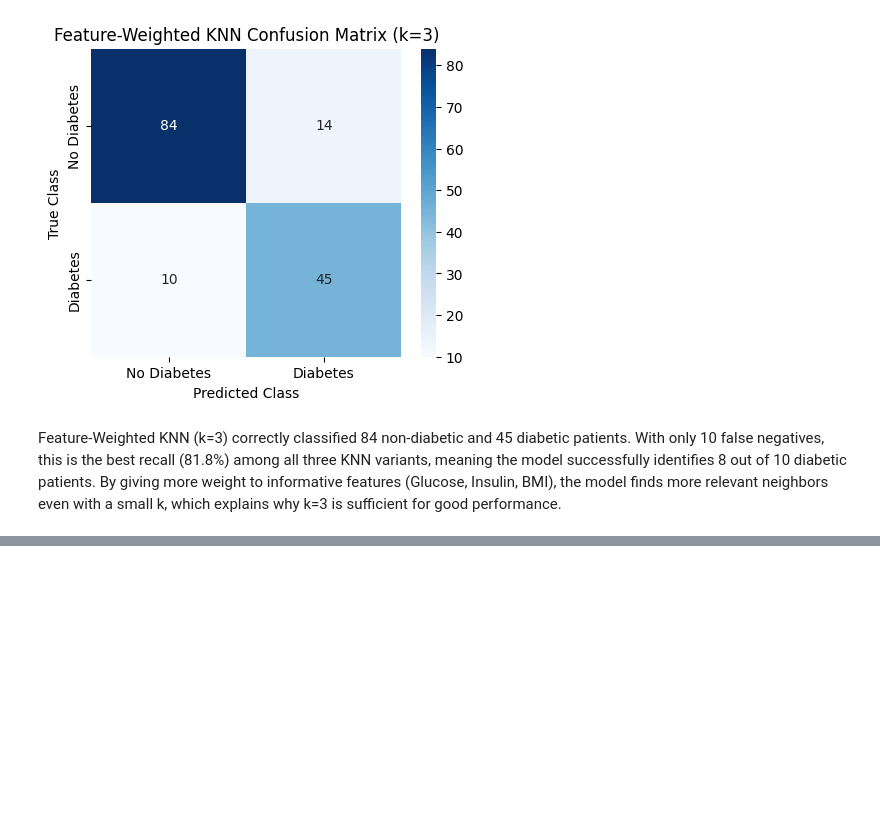
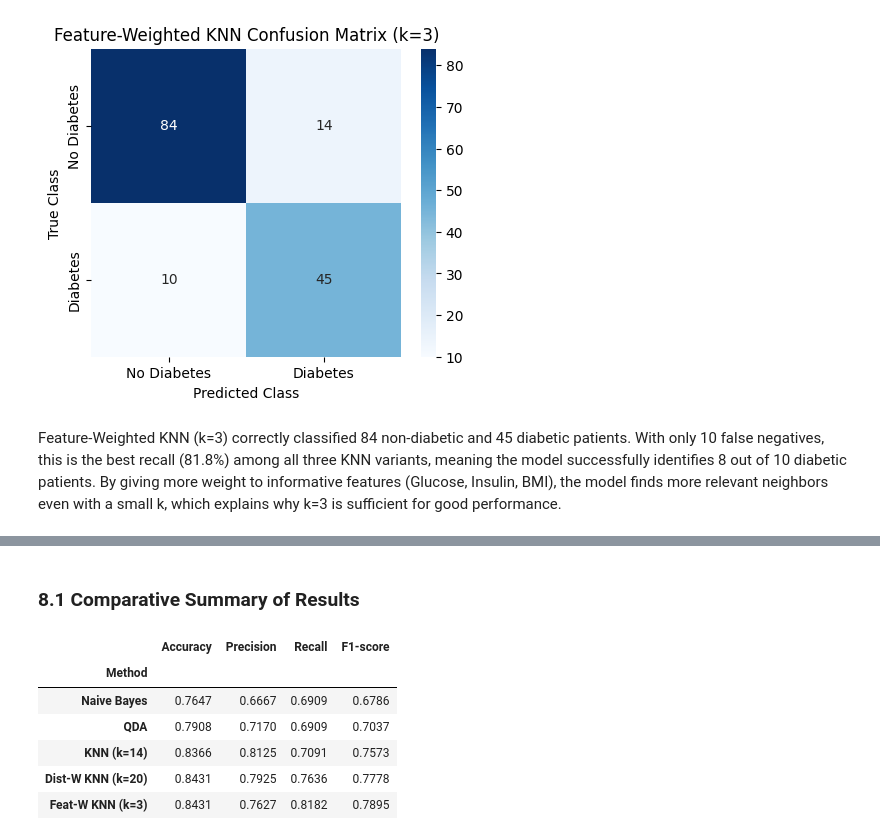
Before and after one commit to maksimovicd501-wq/Dijabetes, a Jupyter notebook: Diabetes.ipynb, the cells around one changed output, grey strips where cells are left out. Cells and saved outputs as stored; diff of their text form; code cells hidden in the pictures; blank space fills up the shorter version.

```diff
--- a/Diabetes.ipynb
+++ b/Diabetes.ipynb
@@ -1437,0 +1449,22 @@ k=3 is sufficient for good performance.
+# %% [markdown]
+### 8.1 Comparative Summary of Results
+# %%
+# All results from previous sections
+results = {
+    'Method':    ['Naive Bayes', 'QDA', 'KNN (k=14)', 'Dist-W KNN (k=20)', 'Feat-W KNN (k=3)'],
+    'Accuracy':  [0.7647, 0.7908, 0.8366, 0.8431, 0.8431],
+    'Precision': [0.6667, 0.7170, 0.8125, 0.7925, 0.7627],
+    'Recall':    [0.6909, 0.6909, 0.7091, 0.7636, 0.8182],
+    'F1-score':  [0.6786, 0.7037, 0.7573, 0.7778, 0.7895]
+}
+
+df_results = pd.DataFrame(results).set_index('Method')
+df_results.round(4)
+# %% [output]
+|  | Accuracy | Precision | Recall | F1-score |
+| Method |  |  |  |  |
+| Naive Bayes | 0.7647 | 0.6667 | 0.6909 | 0.6786 |
+| QDA | 0.7908 | 0.7170 | 0.6909 | 0.7037 |
+| KNN (k=14) | 0.8366 | 0.8125 | 0.7091 | 0.7573 |
+| Dist-W KNN (k=20) | 0.8431 | 0.7925 | 0.7636 | 0.7778 |
+| Feat-W KNN (k=3) | 0.8431 | 0.7627 | 0.8182 | 0.7895 |
```
Also changed, not shown: parts of 26 cells of this notebook.
